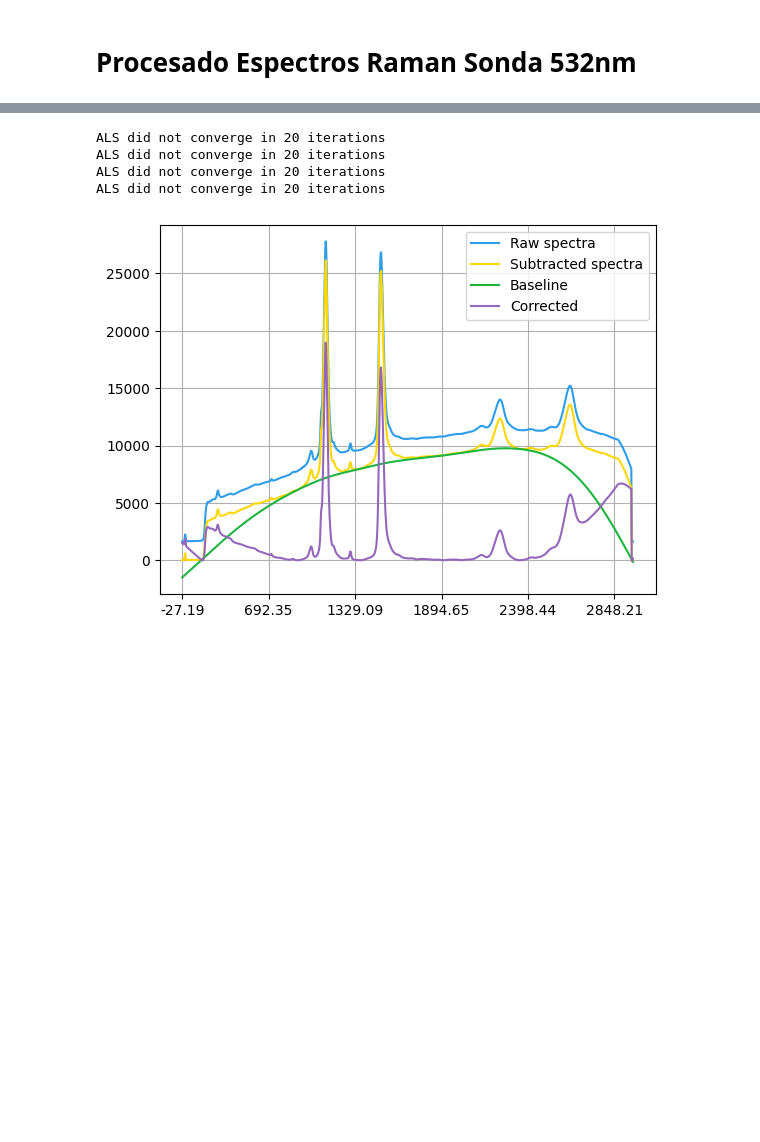
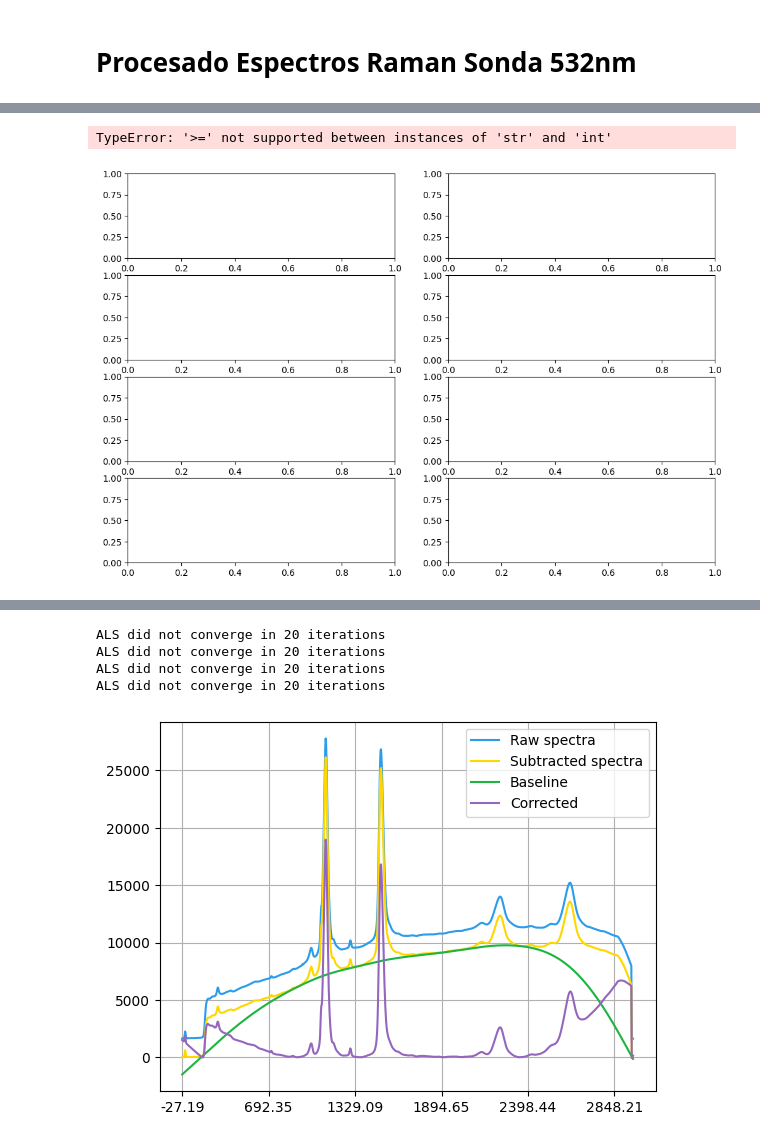
Before and after one commit to andreaperezasen/TFM-ML-Raman-Conchas-Arqueologicas, a Jupyter notebook: Code/Notebooks/procesado_sonda532nm.ipynb, the cells around one changed output, grey strips where cells are left out. Saved outputs shown, nothing was run; the diff lists cells and outputs as text; code cells hidden in the pictures; blank space fills up the shorter version.

```diff
--- a/Code/Notebooks/procesado_sonda532nm.ipynb
+++ b/Code/Notebooks/procesado_sonda532nm.ipynb
@@ -41,14 +41,14 @@ colores = list(dic_col.values())
 # Ruta que contiene todos los archivos
 folder_path_win = "D:/OneDrive - UNICAN/LIBS/raman/ConchasArq"
 folder_path_mac = '/Users/drea/Library/CloudStorage/OneDrive-UNICAN/LIBS/raman/ConchasArq/'
-folder_path = folder_path_mac
+folder_path = folder_path_win
 # Directorios de medida
 directories = [directory for directory in os.listdir(folder_path) if os.path.isdir(os.path.join(folder_path, directory)) and directory != "Fotos"]
+
+# df_background = pd.read_csv('/Users/drea/Library/CloudStorage/OneDrive-UNICAN/LIBS/raman/ConchasArq/09042024-160856_conchas_532nm_LIT1_n10_1000ms_0.05mm_50p_atras/exported_raw_exported.csv', nrows=1)
+
+# df = pd.read_csv('/Users/drea/Library/CloudStorage/OneDrive-UNICAN/LIBS/raman/ConchasArq/09042024-160856_conchas_532nm_LIT1_n10_1000ms_0.05mm_50p_atras/exported_raw_exported.csv', skiprows=[1], header=0)
+
+df_background = pd.read_csv('D:/OneDrive - UNICAN/LIBS/raman/ConchasArq/09042024-160856_conchas_532nm_LIT1_n10_1000ms_0.05mm_50p_atras/exported_raw_exported.csv', nrows=1)
+
+df = pd.read_csv('D:/OneDrive - UNICAN/LIBS/raman/ConchasArq/09042024-160856_conchas_532nm_LIT1_n10_1000ms_0.05mm_50p_atras/exported_raw_exported.csv', skiprows=[1], header=0)
-# %%
-df_background = pd.read_csv('/Users/drea/Library/CloudStorage/OneDrive-UNICAN/LIBS/raman/ConchasArq/09042024-160856_conchas_532nm_LIT1_n10_1000ms_0.05mm_50p_atras/exported_raw_exported.csv', nrows=1)
-
-df = pd.read_csv('/Users/drea/Library/CloudStorage/OneDrive-UNICAN/LIBS/raman/ConchasArq/09042024-160856_conchas_532nm_LIT1_n10_1000ms_0.05mm_50p_atras/exported_raw_exported.csv', skiprows=[1], header=0)
-
-#df_background = pd.read_csv('/Users/drea/Library/CloudStorage/OneDrive-UNICAN/LIBS/raman/ConchasArq/09042024-160856_conchas_532nm_LIT1_n10_1000ms_0.05mm_50p_atras/exported_raw_exported.csv', nrows=1)
-
-#df = pd.read_csv('D:/OneDrive - UNICAN/LIBS/raman/ConchasArq/09042024-160856_conchas_532nm_LIT1_n10_1000ms_0.05mm_50p_atras/exported_raw_exported.csv', skiprows=[1], header=0)
@@ -235,0 +383,35 @@ ALS did not converge in 20 iterations
+# %%
+# asymmetry_param=[0.001, 0.01]
+# smoothness_param=[1e4, 5e4, 1e5, 1e6]
+# max_iters=20
+# conv_thresh=1e-6
+
+# for a, s in product(asymmetry_param, smoothness_param):
+#     df_preproc = preprocesado_raw(df,df_background, a, s, max_iters, conv_thresh)
+#     df_preproc.mean(axis=0).plot(label=f'asymmetry={a}, smoothness={s}')
+# import matplotlib.pyplot as plt
+
+# FILEPATH: /d:/OneDrive - UNICAN/TFM-ML-Raman-Conchas-Arqueologicas/Code/Notebooks/procesado_sonda532nm.ipynb
+asymmetry_param=[0.001, 0.01]
+smoothness_param=[1e4, 5e4, 1e5, 1e6]
+max_iters=20
+conv_thresh=1e-6
+
+fig, axs = plt.subplots( len(smoothness_param),len(asymmetry_param), figsize=(12, 8))
+
+for i, a in enumerate(asymmetry_param):
+    for j, s in enumerate(smoothness_param):
+        df_preproc = preprocesado_raw(df, df_background, a, s, max_iters, conv_thresh)
+        ax = axs[j, i]
+        df.mean(axis=0).plot(ax=ax)
+        df_preproc.mean(axis=0).plot(ax=ax, label=f'asymmetry={a}, smoothness={s}')
+        # ax.legend()
+        ax.title.set_text(f'asymmetry={a}, smoothness={s}')
+
+plt.tight_layout()
+plt.show()
+
+    # plt.legend()
+# %% [output]
+TypeError: '>=' not supported between instances of 'str' and 'int'
+[figure, added]
```
Also changed, not shown: parts of 5 cells of this notebook.
